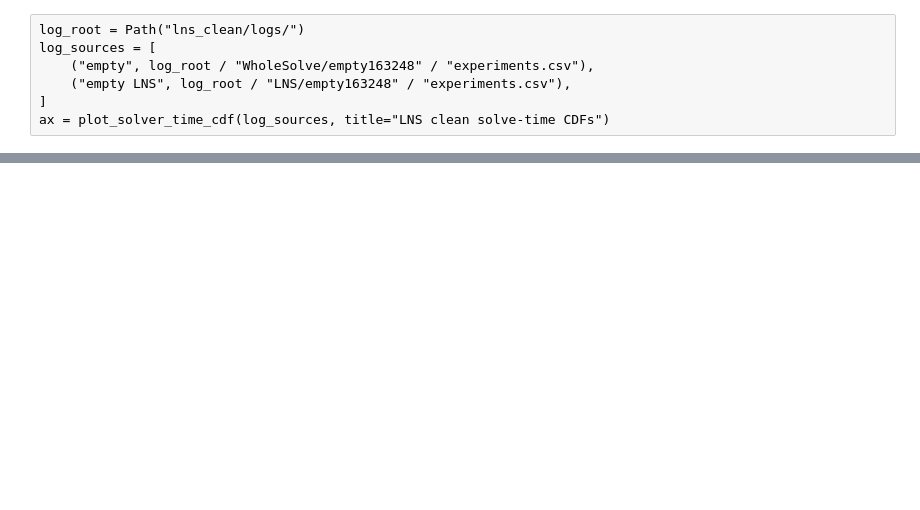
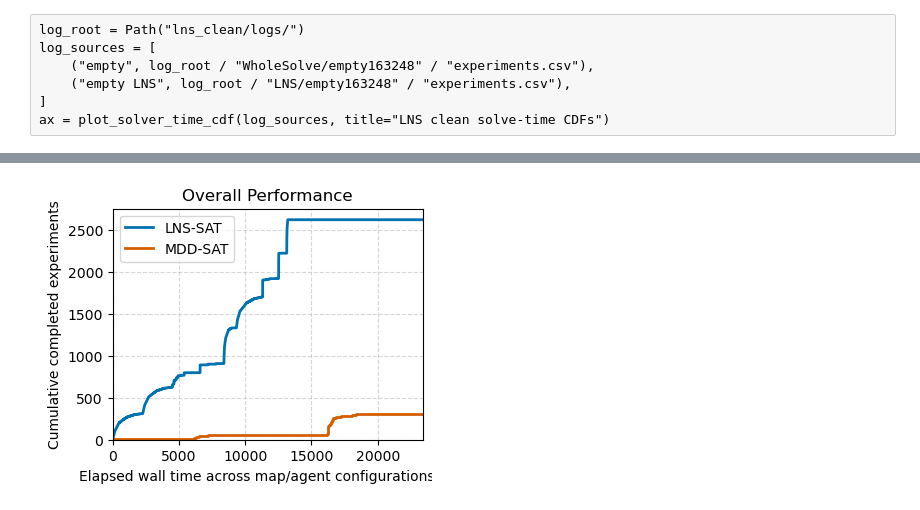
Before and after one commit to Maximusprime3/MAPF_LNS_SAT, a Jupyter notebook: Untitled.ipynb, the cells around one changed output, grey strips where cells are left out. Drawn from its saved outputs; the diff is of its cells as text; code cells hidden in the pictures; blank space fills up the shorter version.

```diff
--- a/Untitled.ipynb
+++ b/Untitled.ipynb
@@ -49,0 +50,21 @@ ax = plot_solver_time_cdf(
+# %%
+log_sources = [
+        ("LNS-SAT", Path("lns_clean/logs/LNS")),
+        ("MDD-SAT", Path("lns_clean/logs/WholeSolve")),
+        ]
+
+# First create the plot
+ax = plot_solver_time_cdf(
+        log_sources,
+        title="Overall Performance",
+)
+
+# Override the legend labels to show only the solver names (remove all numbers)
+handles, labels = ax.get_legend_handles_labels()
+new_labels = [label.split(" (")[0] for label in labels]  # Keep only the part before " ("
+ax.legend(handles, new_labels)
+
+# Set size and save
+ax.figure.set_size_inches(4, 3)
+# %% [output]
+[figure, added]
```
Also changed, not shown: parts of 10 cells of this notebook, 13 other files.
